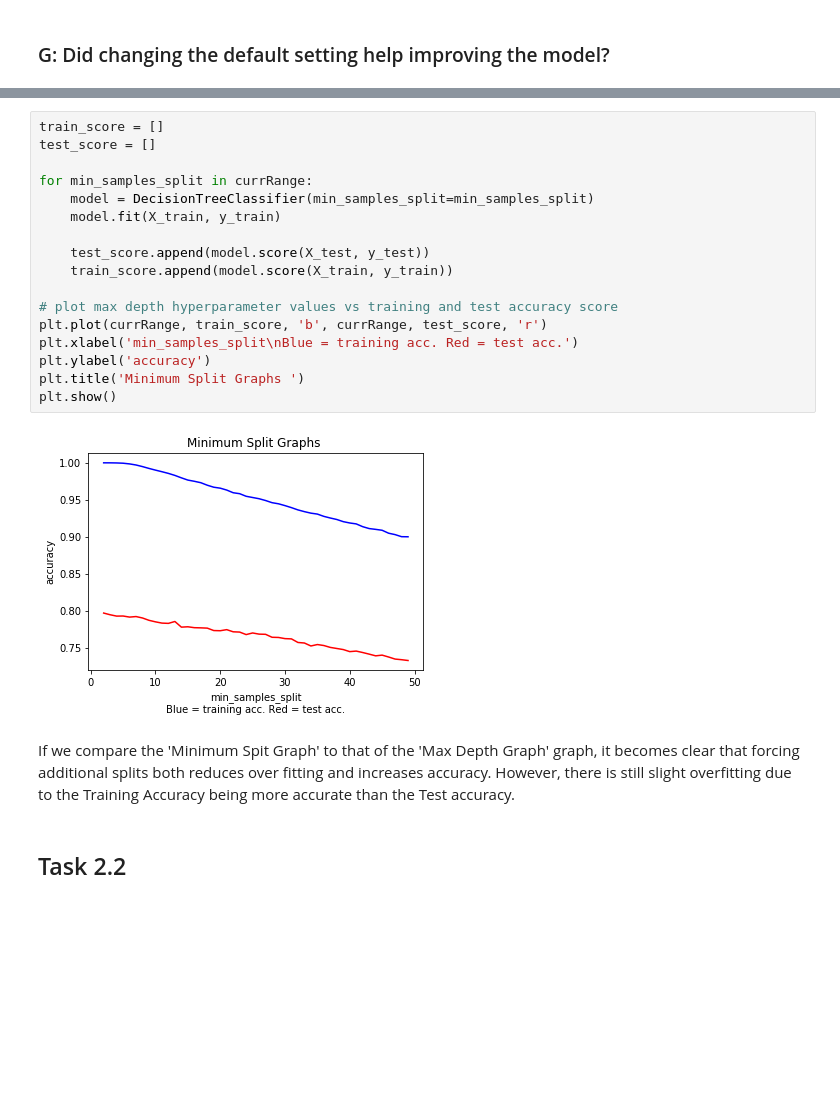
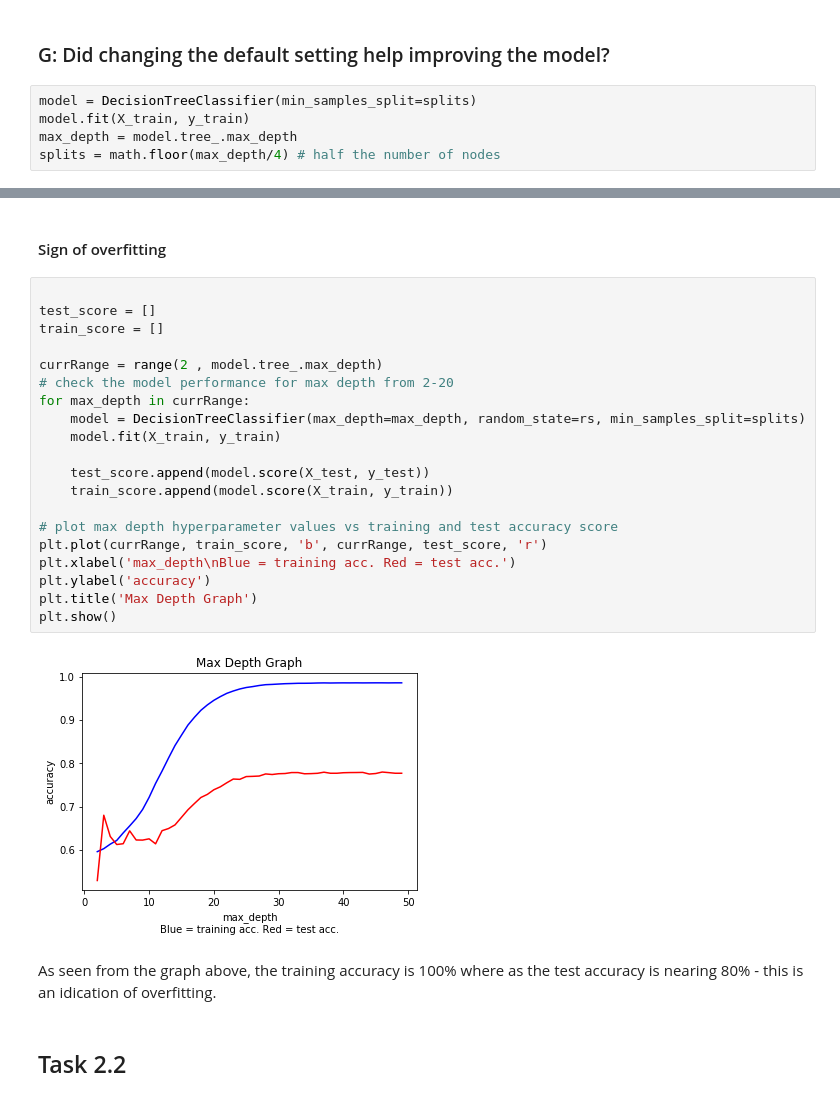
Before and after one commit to Cornelis-Personal/IFN645, a Jupyter notebook: Assignment_1/Ass1_cornel_Implementation.ipynb, the cells around one changed output, grey strips where cells are left out. Cells and saved outputs as stored; diff of their text form; blank space fills up the shorter version.

```diff
--- a/Assignment_1/Ass1_cornel_Implementation.ipynb
+++ b/Assignment_1/Ass1_cornel_Implementation.ipynb
@@ -674,2 +672,7 @@ plt.show()
 # %% [markdown]
 <h3>G: Did changing the default setting help improving the model?</h3>
+# %%
+model = DecisionTreeClassifier(min_samples_split=splits)
+model.fit(X_train, y_train)
+max_depth = model.tree_.max_depth
+splits = math.floor(max_depth/4) # half the number of nodes
@@ -676,24 +723,29 @@ plt.show()
+# %% [markdown]
+<h4>Sign of overfitting</h4>
 # %%
+
+test_score = []
 train_score = []
-test_score = []
 
-for min_samples_split in currRange:
-    model = DecisionTreeClassifier(min_samples_split=min_samples_split)
+currRange = range(2 , model.tree_.max_depth)
+# check the model performance for max depth from 2-20
+for max_depth in currRange:
+    model = DecisionTreeClassifier(max_depth=max_depth, random_state=rs, min_samples_split=splits)
     model.fit(X_train, y_train)
 
     test_score.append(model.score(X_test, y_test))
     train_score.append(model.score(X_train, y_train))
 
 # plot max depth hyperparameter values vs training and test accuracy score
 plt.plot(currRange, train_score, 'b', currRange, test_score, 'r')
-plt.xlabel('min_samples_split\nBlue = training acc. Red = test acc.')
+plt.xlabel('max_depth\nBlue = training acc. Red = test acc.')
 plt.ylabel('accuracy')
-plt.title('Minimum Split Graphs ')
+plt.title('Max Depth Graph')
 plt.show()
 # %% [output]
-[figure, old version]
+[figure, new version]
-# %% [markdown]
-<p>If we compare the 'Minimum Spit Graph' to that of the 'Max Depth Graph' graph, it becomes clear that forcing additional splits both reduces over fitting and increases accuracy. However, there is still slight overfitting due to the Training Accuracy being more accurate than the Test accuracy.</p>
+# %% [markdown]
+<p>As seen from the graph above, the training accuracy is 100% where as the test accuracy is nearing 80% - this is an idication of overfitting.</p>
 # %% [markdown]
 <h2>Task 2.2</h2>
 # %%
```
Also changed, not shown: parts of 35 cells of this notebook, 3 other files.
